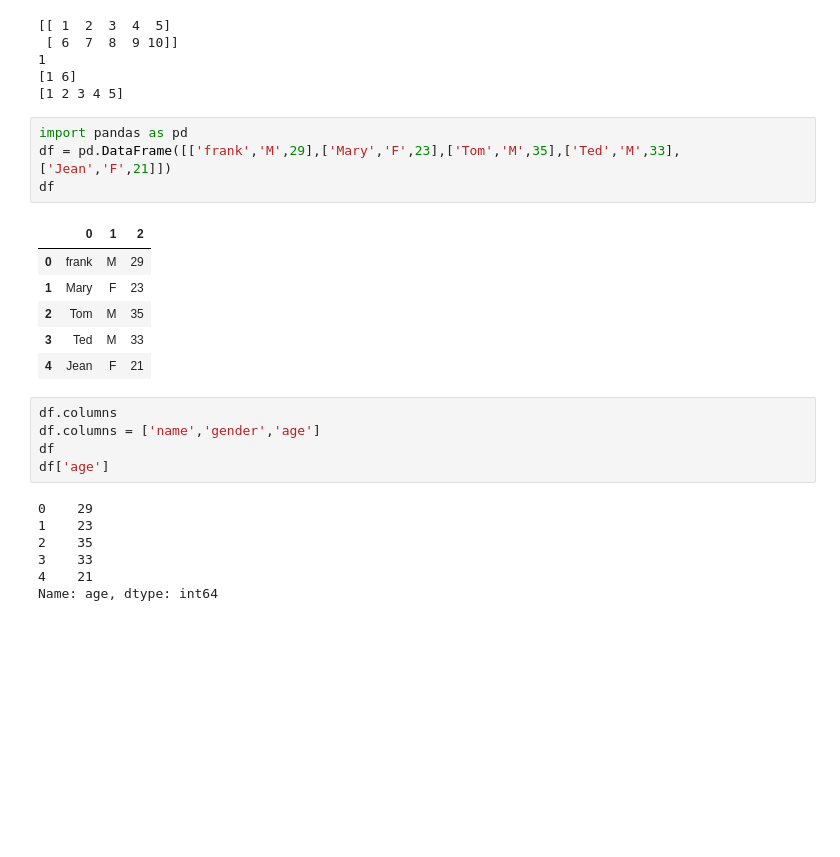
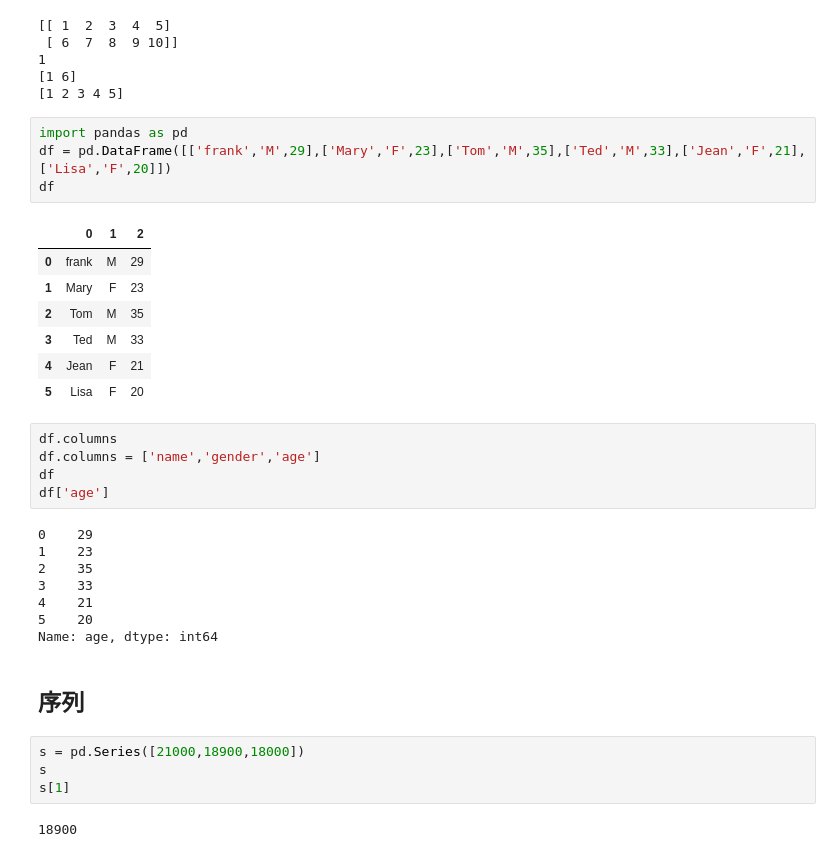
Before and after one commit to hank1377/Pytest, a Jupyter notebook: Demo20170819_student.ipynb, the cells around one changed output. Cells and saved outputs as stored; diff of their text form; blank space fills up the shorter version.

```diff
--- a/Demo20170819_student.ipynb
+++ b/Demo20170819_student.ipynb
@@ -86,15 +86,16 @@ print(na[0,:])
 [1 2 3 4 5]
 # %%
 import pandas as pd
-df = pd.DataFrame([['frank','M',29],['Mary','F',23],['Tom','M',35],['Ted','M',33],['Jean','F',21]])
+df = pd.DataFrame([['frank','M',29],['Mary','F',23],['Tom','M',35],['Ted','M',33],['Jean','F',21],['Lisa','F',20]])
 df
 # %% [output]
 |  | 0 | 1 | 2 |
 | 0 | frank | M | 29 |
 | 1 | Mary | F | 23 |
 | 2 | Tom | M | 35 |
 | 3 | Ted | M | 33 |
 | 4 | Jean | F | 21 |
+| 5 | Lisa | F | 20 |
 # %%
 df.columns
 df.columns = ['name','gender','age']
@@ -106,4 +107,13 @@ df['age']
 2    35
 3    33
 4    21
+5    20
 Name: age, dtype: int64
+# %% [markdown]
+## 序列
+# %%
+s = pd.Series([21000,18900,18000])
+s
+s[1]
+# %% [output]
+18900
```
Also changed, not shown: parts of 83 cells of this notebook, 15 other files.
